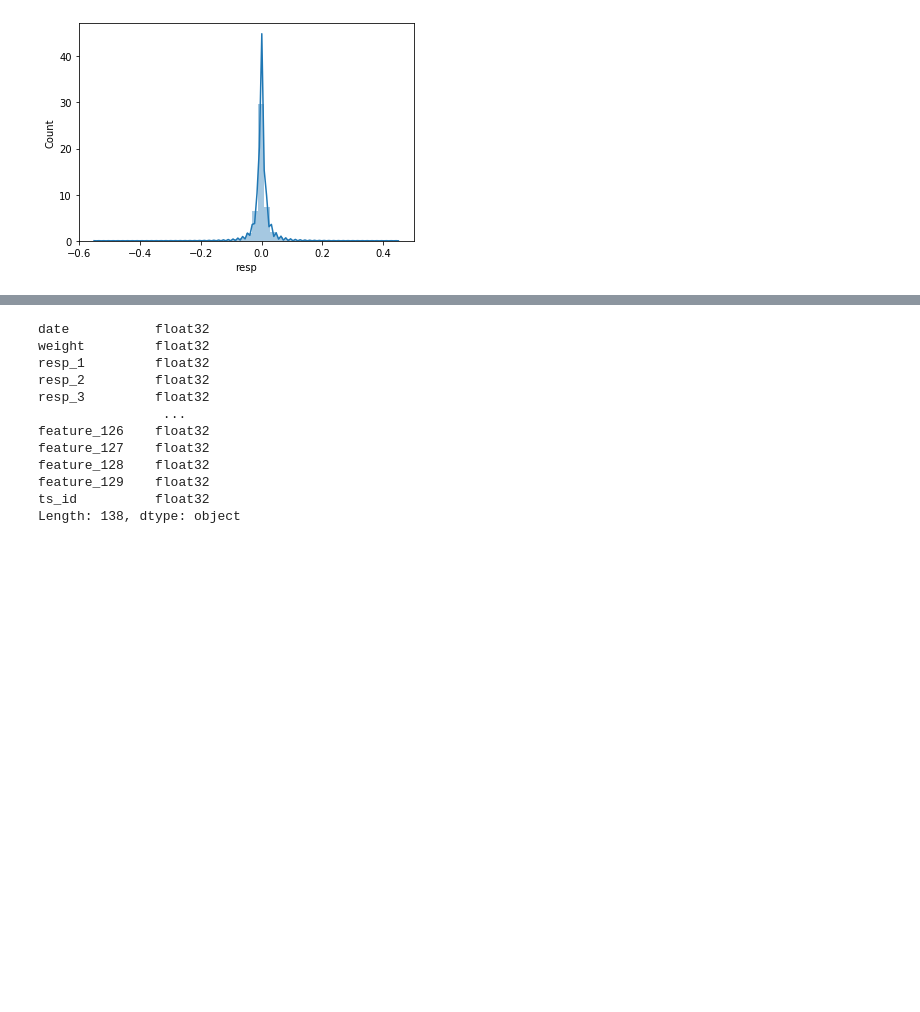
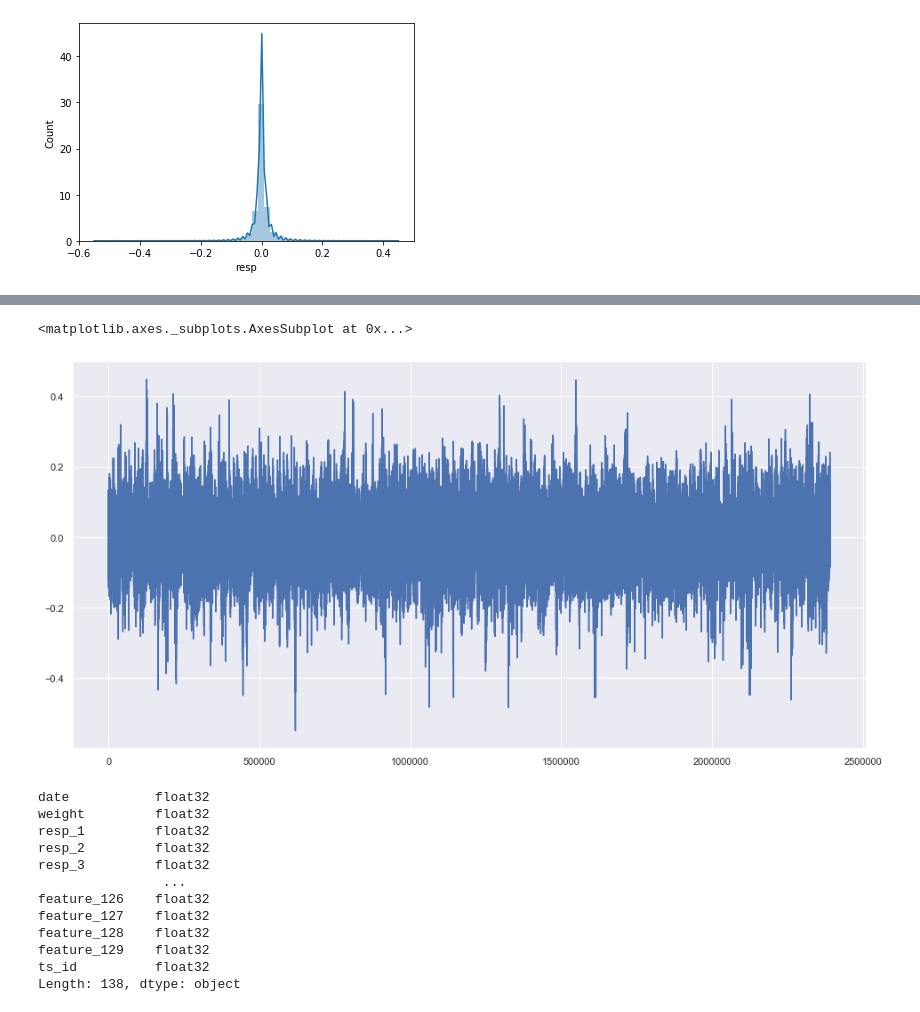
Before and after one commit to rmei97/market_preds, a Jupyter notebook: eda.ipynb, the cells around one changed output, grey strips where cells are left out. Drawn from its saved outputs; the diff is of its cells as text; code cells hidden in the pictures; blank space fills up the shorter version.

```diff
--- a/eda.ipynb
+++ b/eda.ipynb
@@ -229,3 +232,9 @@ KeyboardInterrupt:
+# %%
+plt.plot(resp.mean())
+resp_series.plot()
+# %% [output]
+<matplotlib.axes._subplots.AxesSubplot at 0x...>
+[figure, added]
 # %%
 data_retype = data.astype('float32')
 # %%
```
Also changed, not shown: parts of 5 cells of this notebook.
